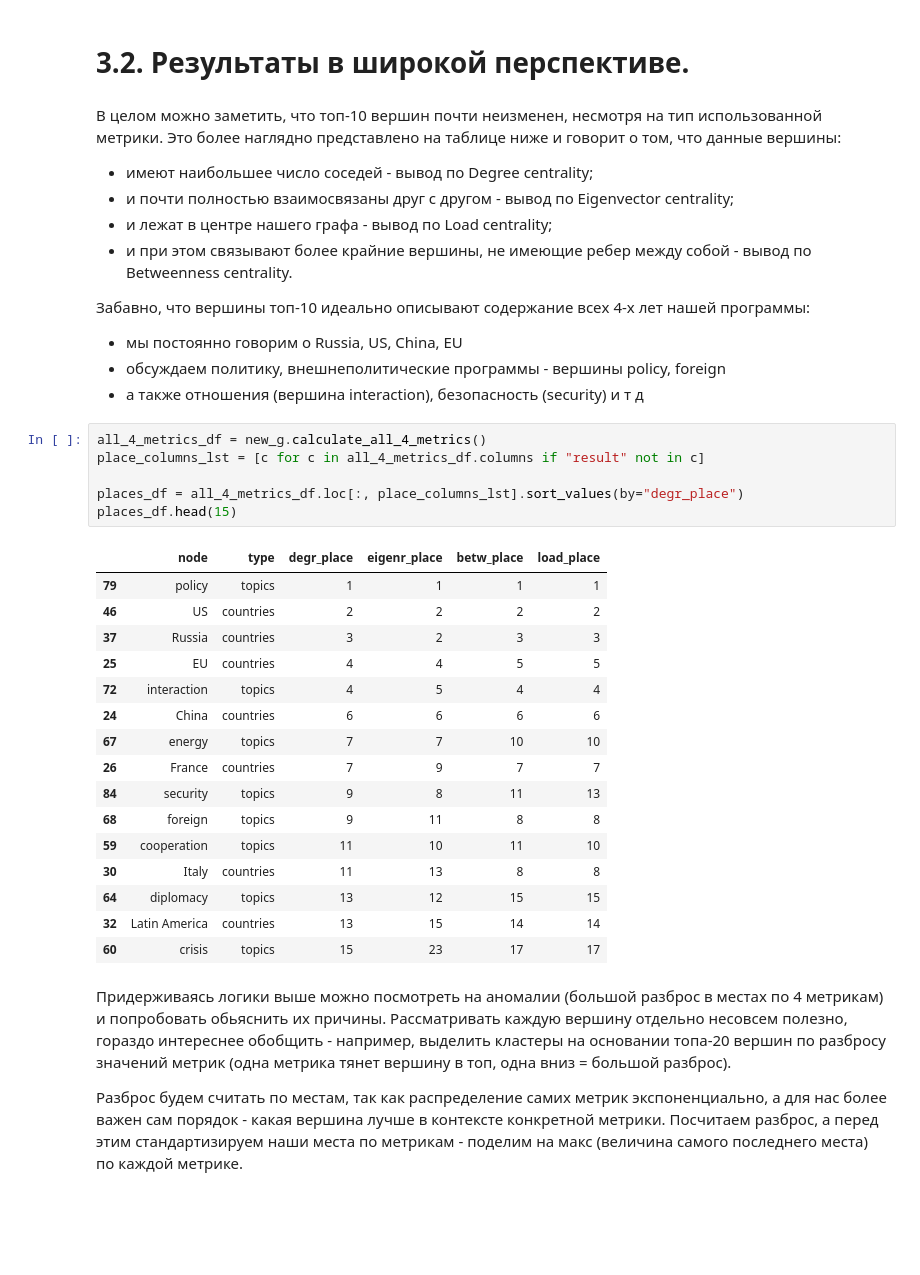
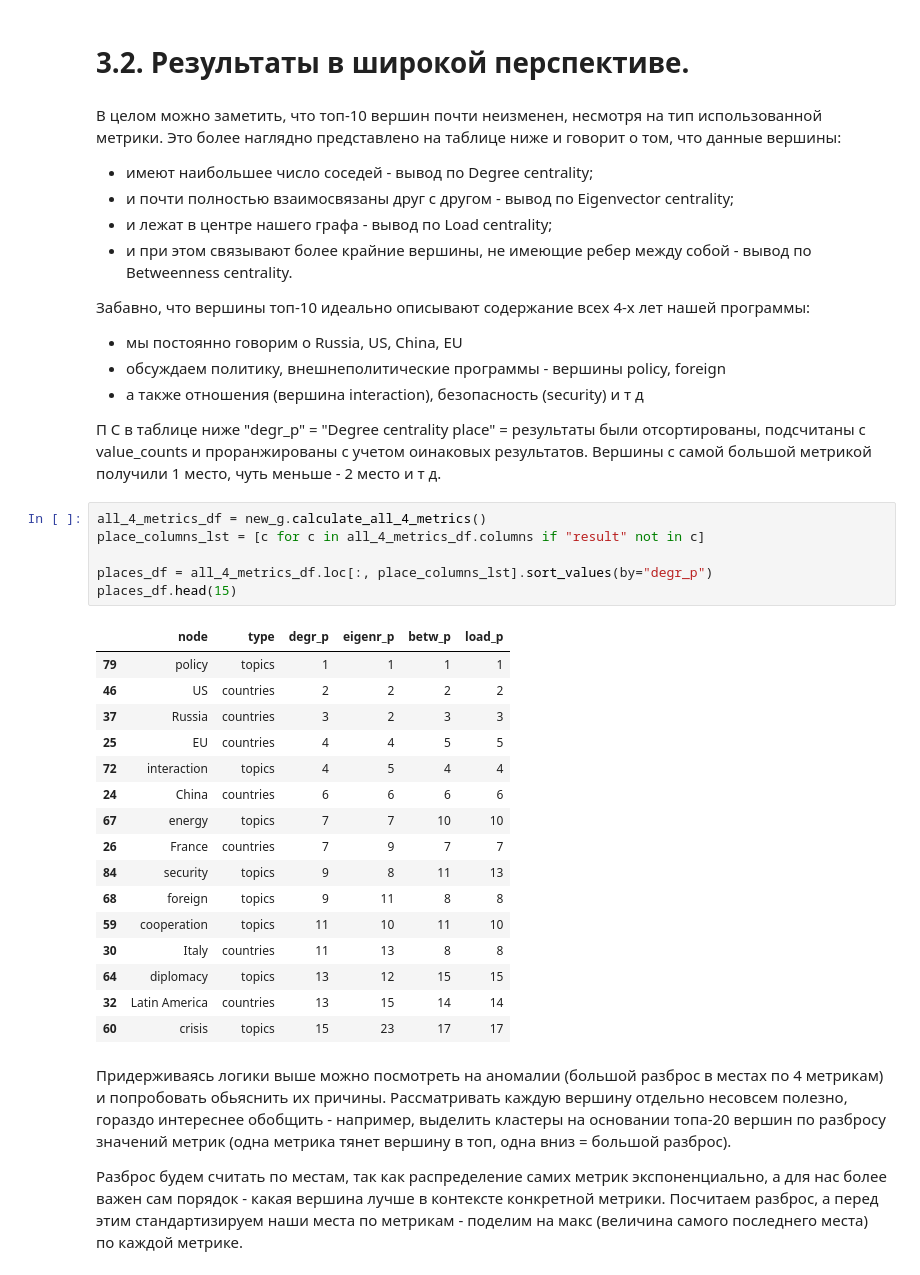
Before and after one commit to sblenlkj/Decision_Theory_HW2, a Jupyter notebook: Kanevskii_HW2.ipynb, the cells around one changed output. Cells and saved outputs as stored; diff of their text form; blank space fills up the shorter version.

```diff
--- a/Kanevskii_HW2.ipynb
+++ b/Kanevskii_HW2.ipynb
@@ -287,14 +287,16 @@ TODO (＊◕ᴗ◕＊)
 - мы постоянно говорим о Russia, US, China, EU
 - обсуждаем политику, внешнеполитические программы - вершины policy, foreign
 - а также отношения (вершина interaction), безопасность (security) и т д
+
+П С в таблице ниже "degr_p" = "Degree centrality place" = результаты были отсортированы, подсчитаны с value_counts и проранжированы с учетом оинаковых результатов. Вершины с самой большой метрикой получили 1 место, чуть меньше - 2 место и т д.
 # %%
 all_4_metrics_df = new_g.calculate_all_4_metrics()
 place_columns_lst = [c for c in all_4_metrics_df.columns if "result" not in c]
 
-places_df = all_4_metrics_df.loc[:, place_columns_lst].sort_values(by="degr_place")
+places_df = all_4_metrics_df.loc[:, place_columns_lst].sort_values(by="degr_p")
 places_df.head(15)
 # %% [output]
-|  | node | type | degr_place | eigenr_place | betw_place | load_place |
+|  | node | type | degr_p | eigenr_p | betw_p | load_p |
 | 79 | policy | topics | 1 | 1 | 1 | 1 |
 | 46 | US | countries | 2 | 2 | 2 | 2 |
 | 37 | Russia | countries | 3 | 2 | 3 | 3 |
```
Also changed, not shown: parts of 7 cells of this notebook, 1 other file.
